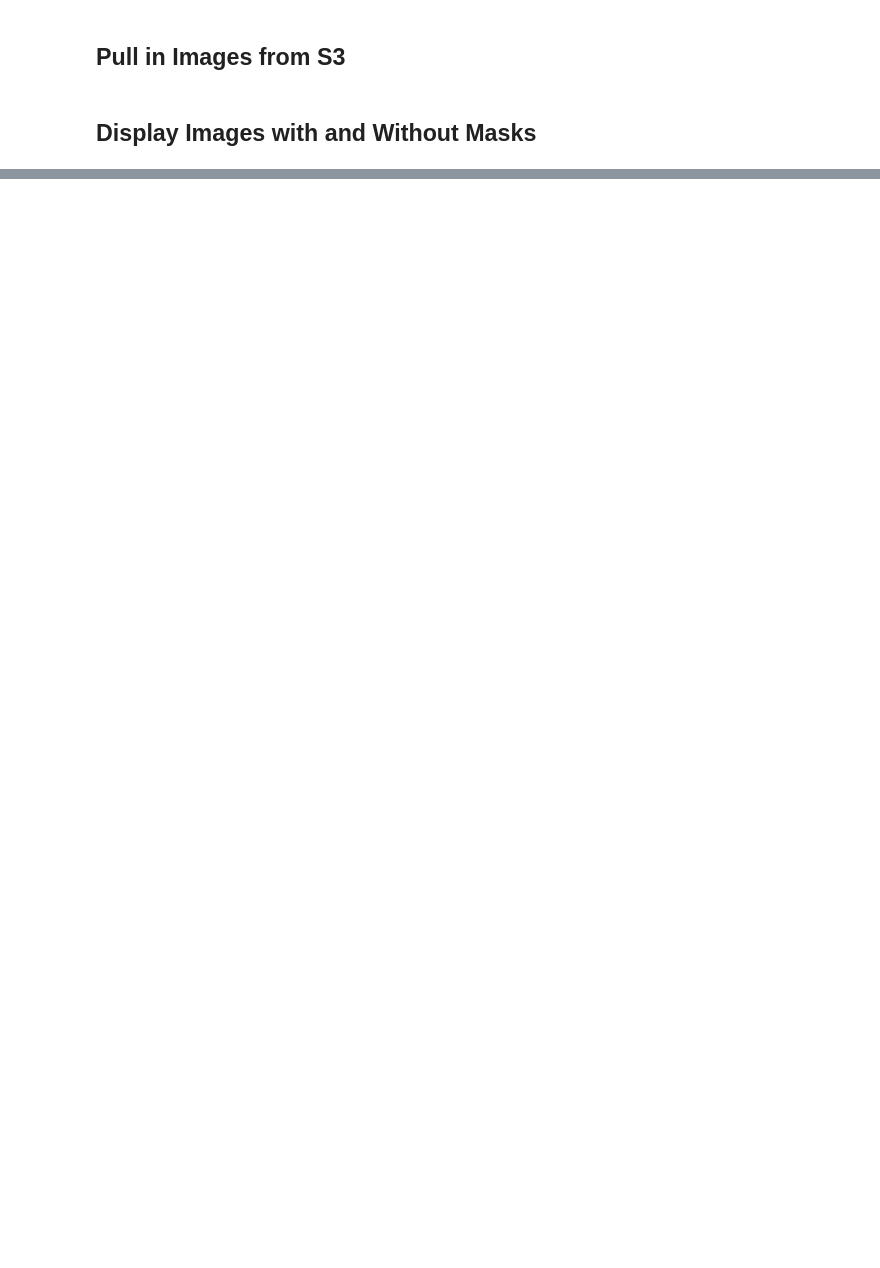
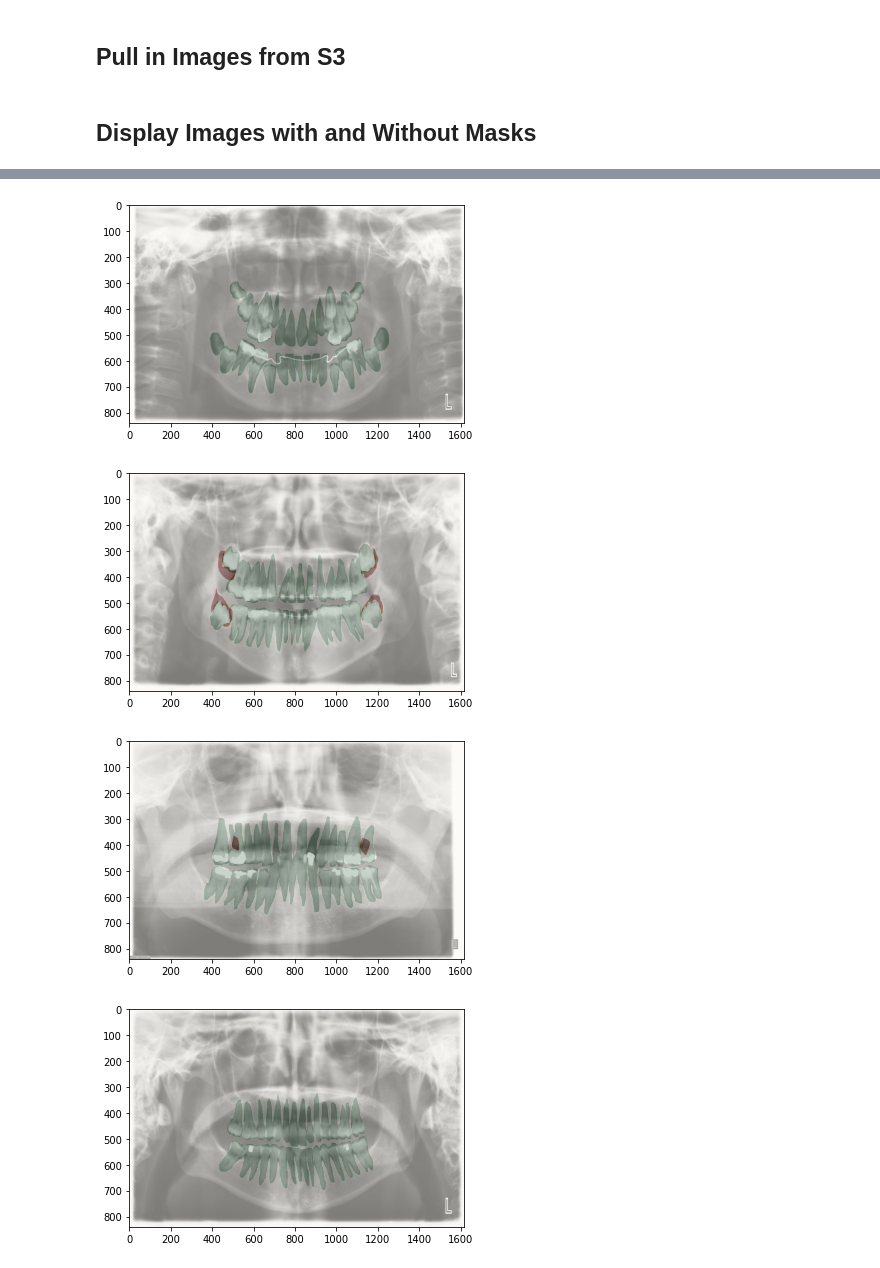
Before and after one commit to dmunger27/dental-xray-segmentation, a Jupyter notebook: Data_Preprocessing_and_Exploration.ipynb, the cells around one changed output, grey strips where cells are left out. Drawn from its saved outputs; the diff is of its cells as text; code cells hidden in the pictures; blank space fills up the shorter version.

```diff
--- a/Data_Preprocessing_and_Exploration.ipynb
+++ b/Data_Preprocessing_and_Exploration.ipynb
@@ -96,0 +95,18 @@ for i in range(1, 3):
+# %%
+# Overlay masks over original image
+def mask_with_image(image, mask1, mask2):
+  files = [image, mask1, mask2]
+  images = [plt.imread(i)[:,:,0] if plt.imread(i).ndim == 3 else plt.imread(i) for i in files]
+  colors = ['gray', 'Greens', 'Reds']
+  alpha = [1, 0.3, 0.3]
+  for i in range(len(files)):
+    plt.imshow(images[i], cmap=colors[i], alpha=alpha[i], aspect='auto')
+  plt.show()
+
+for i in range(len(teeth)):
+  mask_with_image(sample_originals[i], teeth[i], abnormalities[i])
+# %% [output]
+[figure, added]
+[figure, added]
+[figure, added]
+[figure, added]
```
Also changed, not shown: parts of 15 cells of this notebook.
